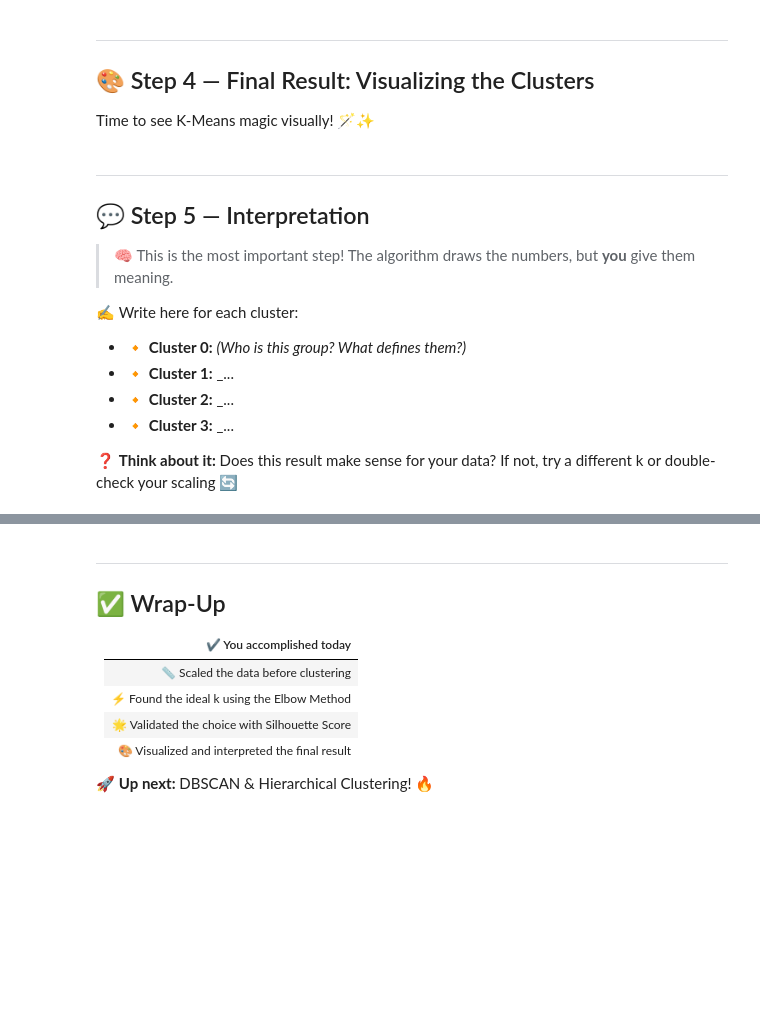
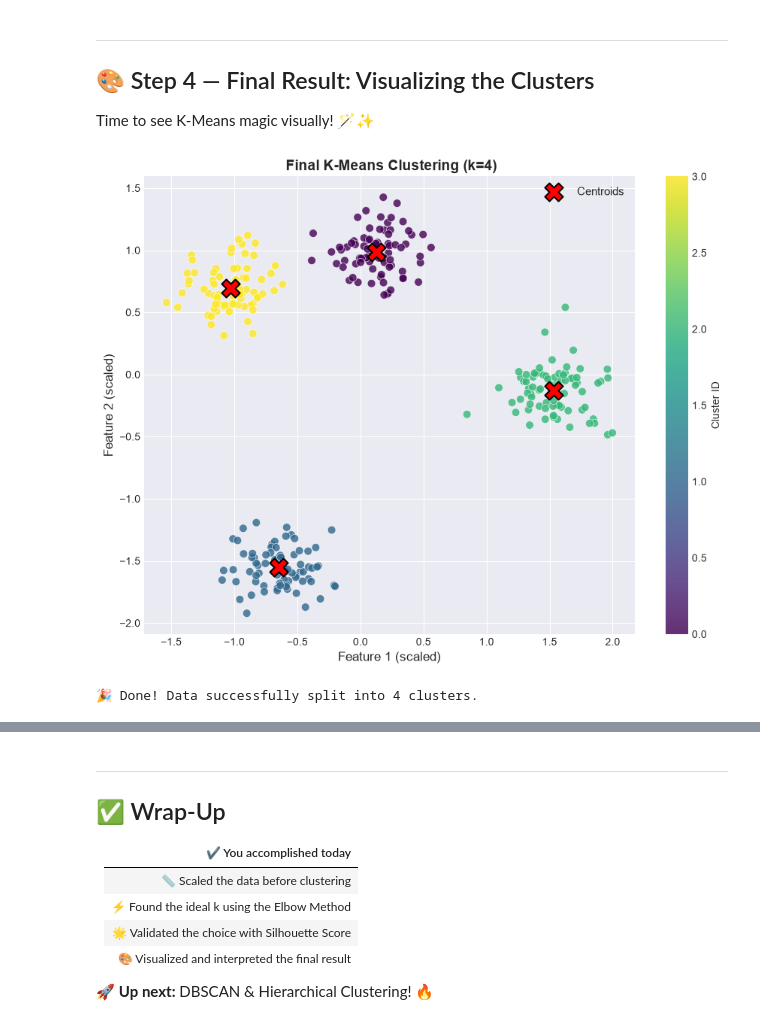
Before and after one commit to zyanshwarb-hue/binx-ai-ml-internship-, a Jupyter notebook: week5/day1/kmeans_clustering.ipynb, the cells around one changed output, grey strips where cells are left out. Cells and saved outputs as stored; diff of their text form; code cells hidden in the pictures; blank space fills up the shorter version.

```diff
--- a/week5/day1/kmeans_clustering.ipynb
+++ b/week5/day1/kmeans_clustering.ipynb
@@ -142,37 +202,27 @@ Time to see K-Means magic visually! 🪄✨
 # %%
 # 🔧 TODO: set the k value you chose
 best_k = 4
 
 km_final = KMeans(n_clusters=best_k, random_state=42, n_init=10)
 final_labels = km_final.fit_predict(X_scaled)
 
 plt.figure(figsize=(9, 7))
 scatter = plt.scatter(X_scaled[:, 0], X_scaled[:, 1],
                        c=final_labels, cmap='viridis',
                        s=60, alpha=0.8, edgecolors='white', linewidth=0.5)
 plt.scatter(km_final.cluster_centers_[:, 0], km_final.cluster_centers_[:, 1],
             c='red', marker='X', s=300, edgecolors='black',
-            linewidth=1.5, label='🎯 Centroids', zorder=5)
+            linewidth=1.5, label=' Centroids', zorder=5)
 
 plt.xlabel('Feature 1 (scaled)', fontsize=12)
 plt.ylabel('Feature 2 (scaled)', fontsize=12)
-plt.title(f'🏆 Final K-Means Clustering (k={best_k})')
+plt.title(f' Final K-Means Clustering (k={best_k})')
 plt.legend(fontsize=11)
 plt.colorbar(scatter, label='Cluster ID')
 plt.tight_layout()
 plt.show()
 
 print(f'🎉 Done! Data successfully split into {best_k} clusters.')
+# %% [output]
+[figure, added]
+🎉 Done! Data successfully split into 4 clusters.
-# %% [markdown]
----
-## 💬 Step 5 — Interpretation
-
-> 🧠 This is the most important step! The algorithm draws the numbers, but **you** give them meaning.
-
-✍️ Write here for each cluster:
-- 🔸 **Cluster 0:** _(Who is this group? What defines them?)_
-- 🔸 **Cluster 1:** _...
-- 🔸 **Cluster 2:** _...
-- 🔸 **Cluster 3:** _...
-
-❓ **Think about it:** Does this result make sense for your data? If not, try a different k or double-check your scaling 🔄
```
Also changed, not shown: parts of 9 cells of this notebook.
